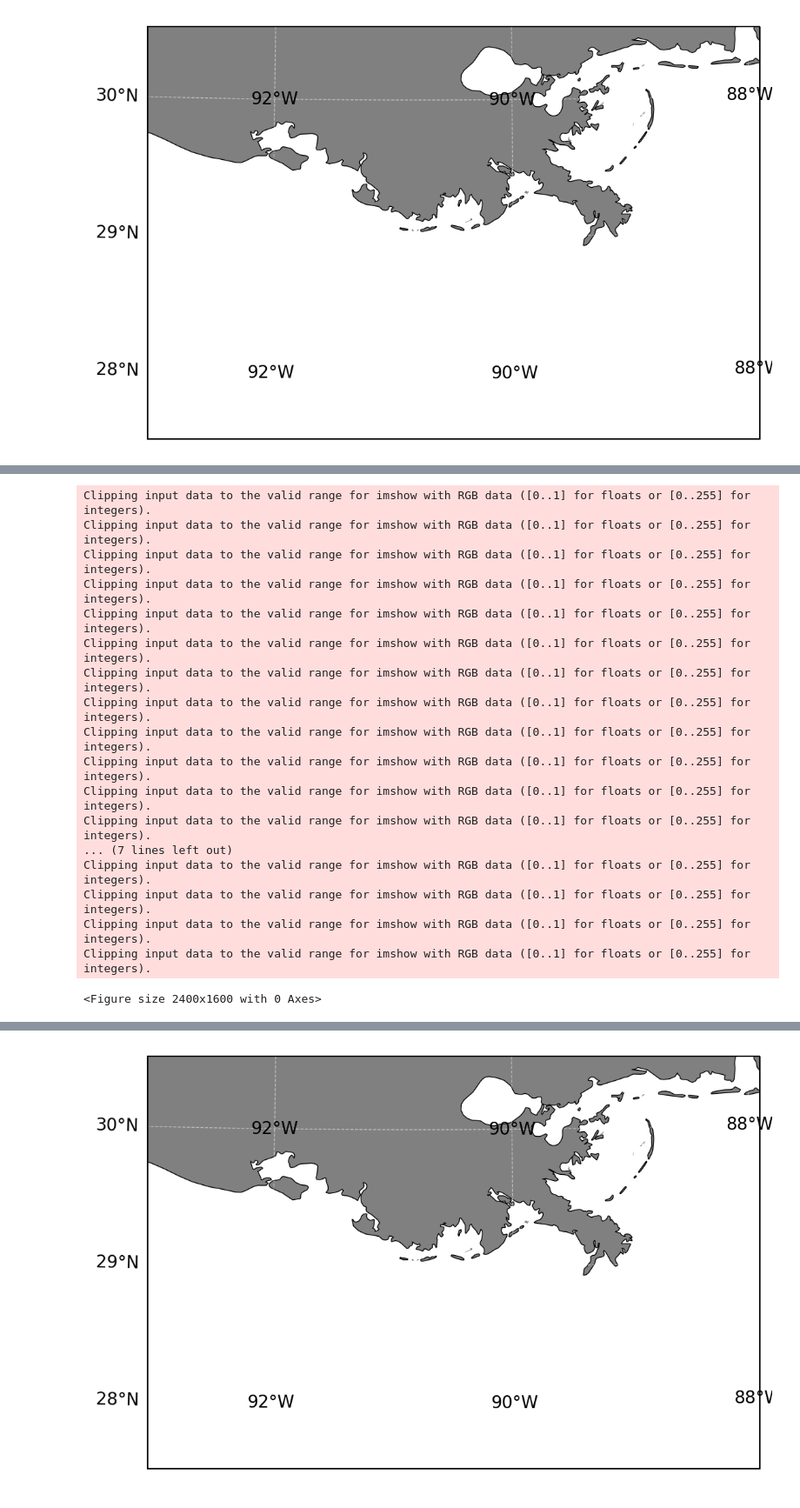
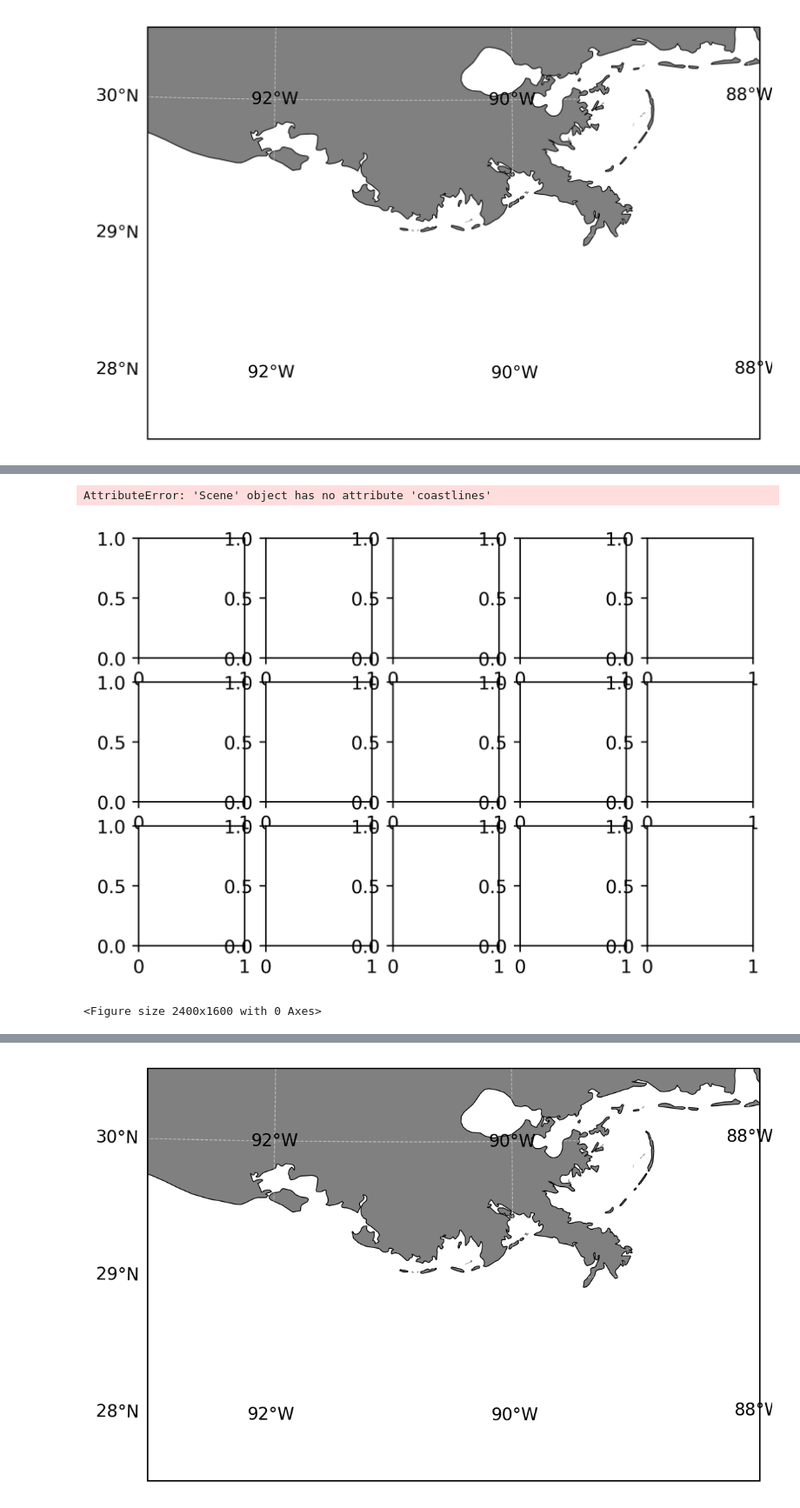
Before and after one commit to Ericgenki/NASA_Project, a Jupyter notebook: notebooks/Task1.ipynb, the cells around one changed output, grey strips where cells are left out. Shown: that part at 87% size. Cells and saved outputs as stored; diff of their text form; code cells hidden in the pictures.

```diff
--- a/notebooks/Task1.ipynb
+++ b/notebooks/Task1.ipynb
@@ -31,7 +33,7 @@ res = xr.DataArray(resval, attrs={"units": "meters"})
 
 def plot_mapbase(extent=extent, res='10m', projection=ccrs.PlateCarree(), ax=None):
     if ax is None:
-        fig = plt.figure(dpi=200) # set fig size
+        fig = plt.figure(dpi=400) # set fig size
         ax = fig.add_subplot(111, projection=projection)
     ax.set_extent(extent , crs=ccrs.PlateCarree())
     ax.coastlines(res)
@@ -94,10 +96,11 @@ def Cruisefigure(cruise):
 
 
         #title & save
-        ax1.set_title('MODIS AQUA - GOMEX; %s' % new_scn.start_time.isoformat()[0:10] + ', ' + new_scn.start_time.isoformat()[11:20])
+        ax1.set_title('MODIS AQUA - GOMEX; %s' % new_scn.start_time.isoformat()[0:10])
         fig.text(0.035, 0.41, 'Latitude', size=13, rotation=90)
         fig.text(0.435, 0.025, 'Longitude', size=13)
-        fig.savefig('/home/hboi-ouri/Projects/NASA_ProjectExp/outputs/DailyImages/Cruise/Cruise%s_rgb.png' % new_scn.start_time.isoformat())
+        fig.savefig('/home/hboi-ouri/Projects/NASA_ProjectExp/outputs/Tasks/Task1/Dailies/' + cruise + '/Cruise%s_rgb.png'
+          % (new_scn.start_time.isoformat()[0:10]))
         fig.clear()
 # %% [output]
 [figure]
@@ -104,21 +240,6 @@ def Cruisefigure(cruise):
 # %%
-Cruisefigure('GOM21FA')
+Cruisefigure('GOM22SP')
 # %% [output]
-Clipping input data to the valid range for imshow with RGB data ([0..1] for floats or [0..255] for integers).
-Clipping input data to the valid range for imshow with RGB data ([0..1] for floats or [0..255] for integers).
-Clipping input data to the valid range for imshow with RGB data ([0..1] for floats or [0..255] for integers).
-Clipping input data to the valid range for imshow with RGB data ([0..1] for floats or [0..255] for integers).
-Clipping input data to the valid range for imshow with RGB data ([0..1] for floats or [0..255] for integers).
-Clipping input data to the valid range for imshow with RGB data ([0..1] for floats or [0..255] for integers).
-Clipping input data to the valid range for imshow with RGB data ([0..1] for floats or [0..255] for integers).
-Clipping input data to the valid range for imshow with RGB data ([0..1] for floats or [0..255] for integers).
-Clipping input data to the valid range for imshow with RGB data ([0..1] for floats or [0..255] for integers).
-Clipping input data to the valid range for imshow with RGB data ([0..1] for floats or [0..255] for integers).
-Clipping input data to the valid range for imshow with RGB data ([0..1] for floats or [0..255] for integers).
-Clipping input data to the valid range for imshow with RGB data ([0..1] for floats or [0..255] for integers).
-... (7 lines left out)
-Clipping input data to the valid range for imshow with RGB data ([0..1] for floats or [0..255] for integers).
-Clipping input data to the valid range for imshow with RGB data ([0..1] for floats or [0..255] for integers).
-Clipping input data to the valid range for imshow with RGB data ([0..1] for floats or [0..255] for integers).
-Clipping input data to the valid range for imshow with RGB data ([0..1] for floats or [0..255] for integers).
+AttributeError: 'Scene' object has no attribute 'coastlines'
+[figure, added]
 <Figure size 2400x1600 with 0 Axes>
```
Also changed, not shown: parts of 13 cells of this notebook, 6 other files.
